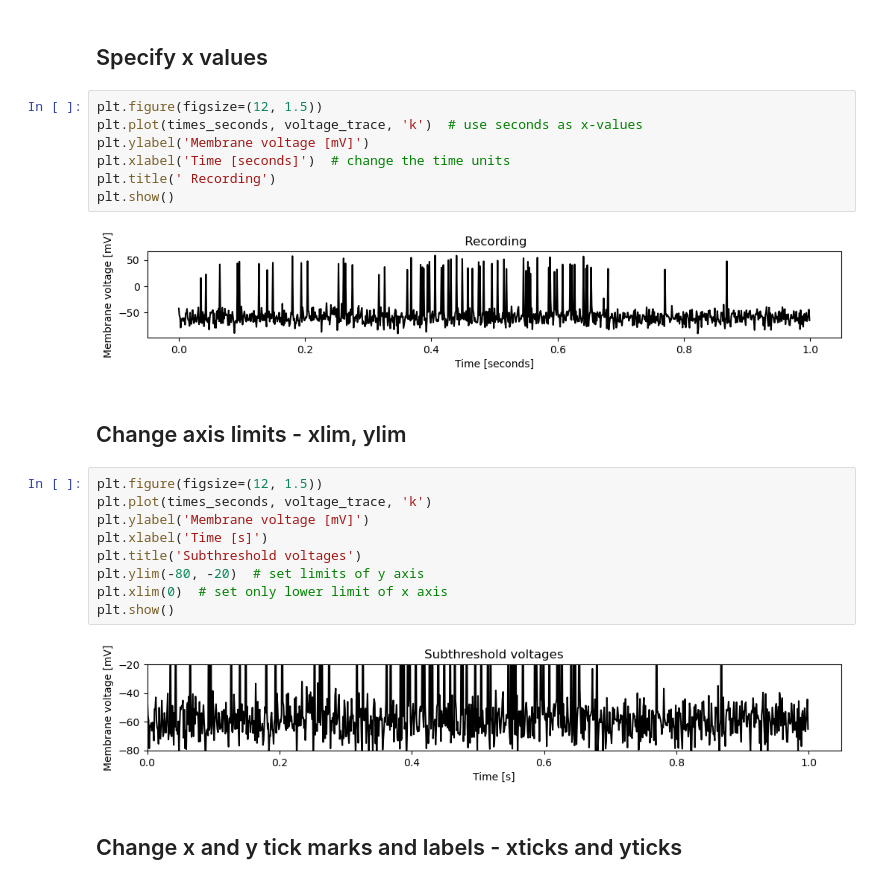
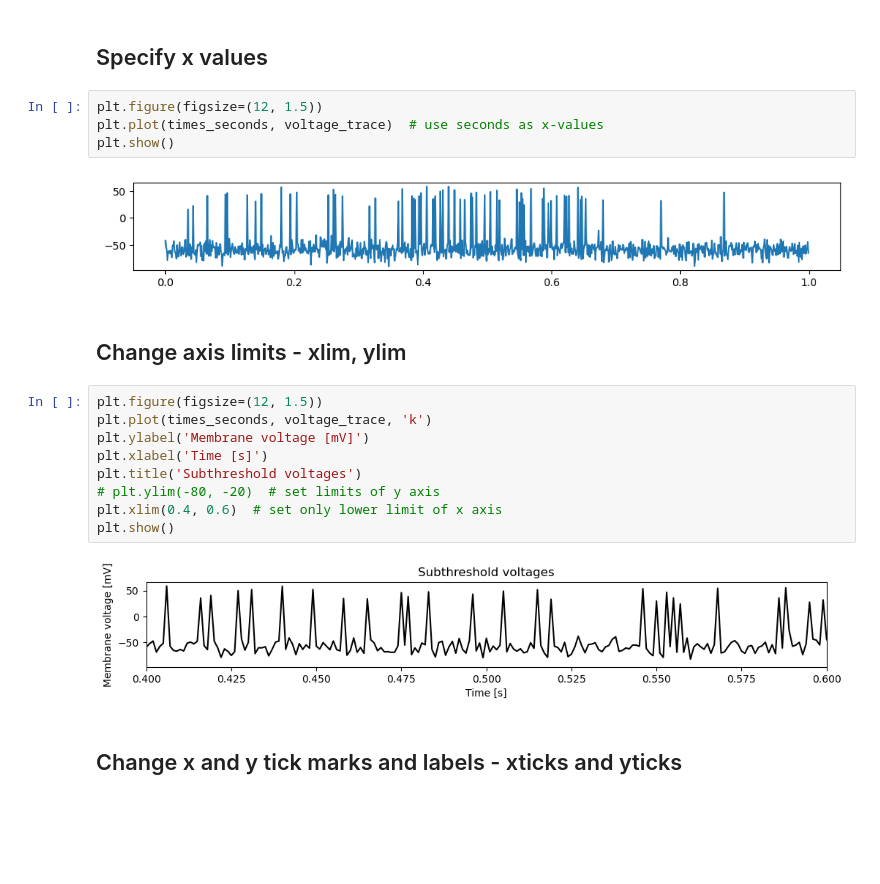
Before and after one commit to janclemenslab/neu715, a Jupyter notebook: docs/_sources/lectures/lecture 2/2.02_matplotlib.ipynb, the cells around one changed output. Drawn from its saved outputs; the diff is of its cells as text; blank space fills up the shorter version.

```diff
--- a/docs/_sources/lectures/lecture 2/2.02_matplotlib.ipynb
+++ b/docs/_sources/lectures/lecture 2/2.02_matplotlib.ipynb
@@ -69,13 +69,10 @@ plt.show()
 ## Specify x values
 # %%
 plt.figure(figsize=(12, 1.5))
-plt.plot(times_seconds, voltage_trace, 'k')  # use seconds as x-values
-plt.ylabel('Membrane voltage [mV]')
-plt.xlabel('Time [seconds]')  # change the time units
-plt.title(' Recording')
+plt.plot(times_seconds, voltage_trace)  # use seconds as x-values
 plt.show()
 # %% [output]
-[figure, old version]
+[figure, new version]
 # %% [markdown]
 ## Change axis limits - xlim, ylim
 # %%
@@ -84,11 +81,11 @@ plt.plot(times_seconds, voltage_trace, 'k')
 plt.ylabel('Membrane voltage [mV]')
 plt.xlabel('Time [s]')
 plt.title('Subthreshold voltages')
-plt.ylim(-80, -20)  # set limits of y axis
-plt.xlim(0)  # set only lower limit of x axis
+# plt.ylim(-80, -20)  # set limits of y axis
+plt.xlim(0.4, 0.6)  # set only lower limit of x axis
 plt.show()
 # %% [output]
-[figure, old version]
+[figure, new version]
 # %% [markdown]
 ## Change x and y tick marks and labels - xticks and yticks
 # %%
```
Also changed, not shown: parts of 3 cells of this notebook, 18 other files.
